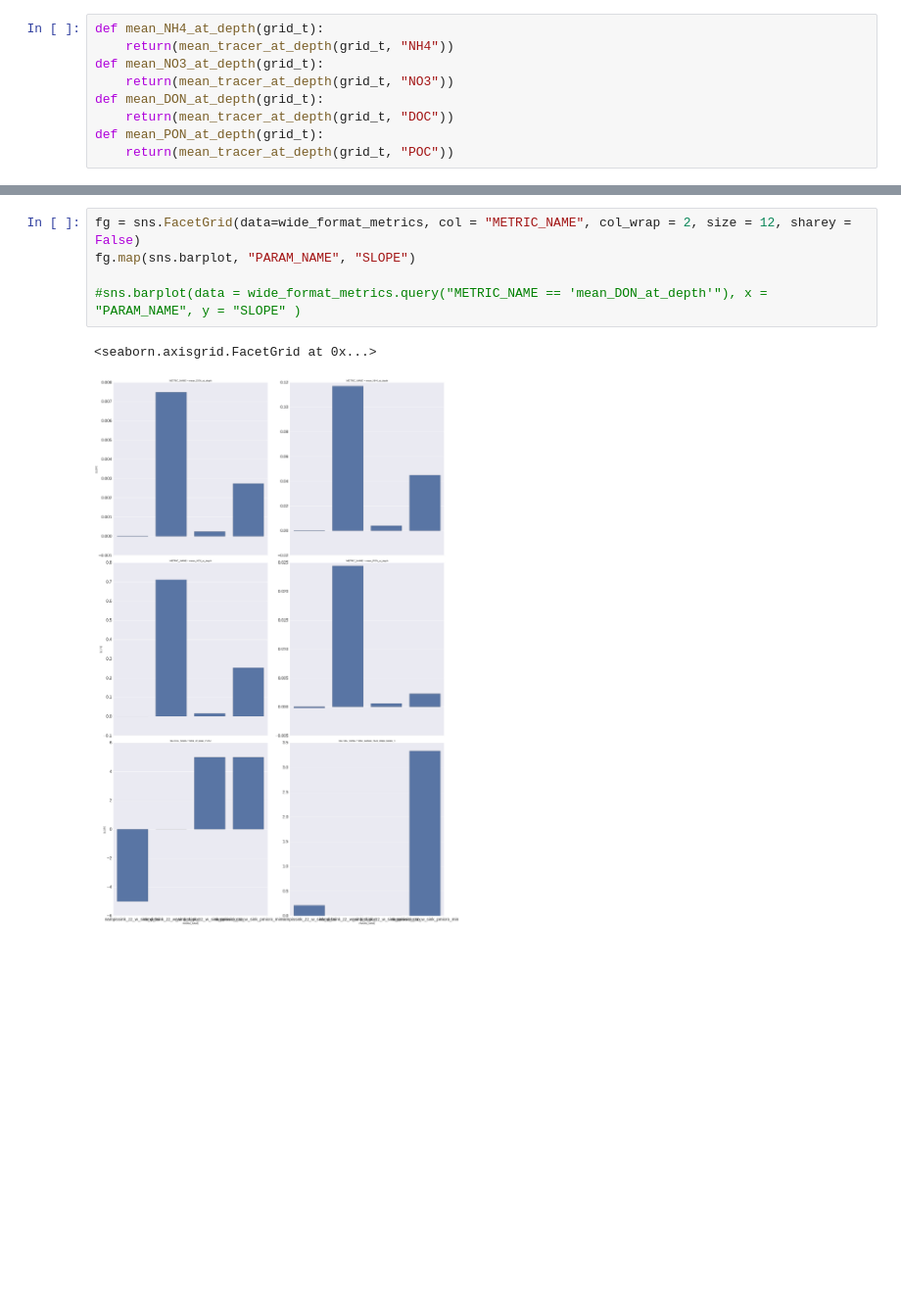
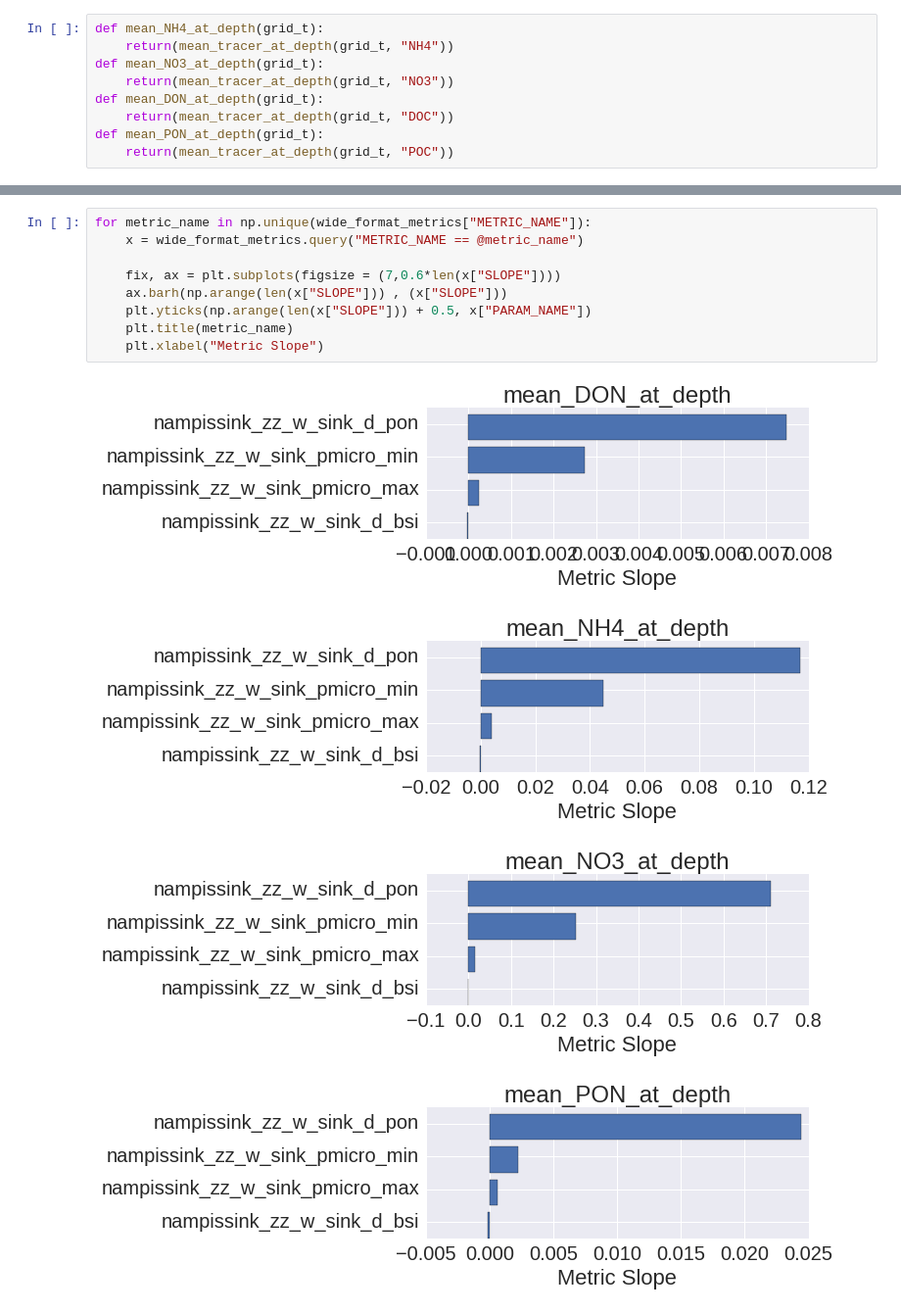
Before and after one commit to SalishSeaCast/analysis-james, a Jupyter notebook: notebooks/metric_gradient.ipynb, the cells around one changed output, grey strips where cells are left out. Shown at 98% size. Cells and saved outputs as stored; diff of their text form; blank space fills up the shorter version.

Commit message:
Cleaned up notebook a bit and made barplot for gradient

```diff
--- a/notebooks/metric_gradient.ipynb
+++ b/notebooks/metric_gradient.ipynb
@@ -155,11 +133,17 @@ fg.map(plt.plot, "PARAM_SCALE", "METRIC_VAL").add_legend()wide_format_metrics
 | 21 | nampissink_zz_w_sink_pmicro_min | mean_PON_at_depth | 0.026752 | 0.027680 | 0.028586 | 0.029035 | 0.030264 | 0.032037 | 0.002245 |
 | 22 | nampissink_zz_w_sink_pmicro_min | time_of_peak_PHY2 | 18.041667 | 21.041667 | 21.041667 | 22.041667 | 25.083333 | 0.000000 | 5.000000 |
 | 23 | nampissink_zz_w_sink_pmicro_min | time_surface_NO3_drops_below_4 | 21.750000 | 21.041667 | 21.083333 | 21.750000 | 26.041667 | 32.875000 | 3.333333 |
-# %%
-fg = sns.FacetGrid(data=wide_format_metrics, col = "METRIC_NAME", col_wrap = 2, size = 12, sharey = False)
-fg.map(sns.barplot, "PARAM_NAME", "SLOPE")
-
-#sns.barplot(data = wide_format_metrics.query("METRIC_NAME == 'mean_DON_at_depth'"), x = "PARAM_NAME", y = "SLOPE" )
-# %% [output]
-<seaborn.axisgrid.FacetGrid at 0x...>
-[figure, removed]
+# %%
+for metric_name in np.unique(wide_format_metrics["METRIC_NAME"]):
+    x = wide_format_metrics.query("METRIC_NAME == @metric_name")
+
+    fix, ax = plt.subplots(figsize = (7,0.6*len(x["SLOPE"])))
+    ax.barh(np.arange(len(x["SLOPE"])) , (x["SLOPE"]))
+    plt.yticks(np.arange(len(x["SLOPE"])) + 0.5, x["PARAM_NAME"])
+    plt.title(metric_name)
+    plt.xlabel("Metric Slope")
+# %% [output]
+[figure, added]
+[figure, added]
+[figure, added]
+[figure, added]
```
Also changed, not shown: parts of 11 cells of this notebook.
